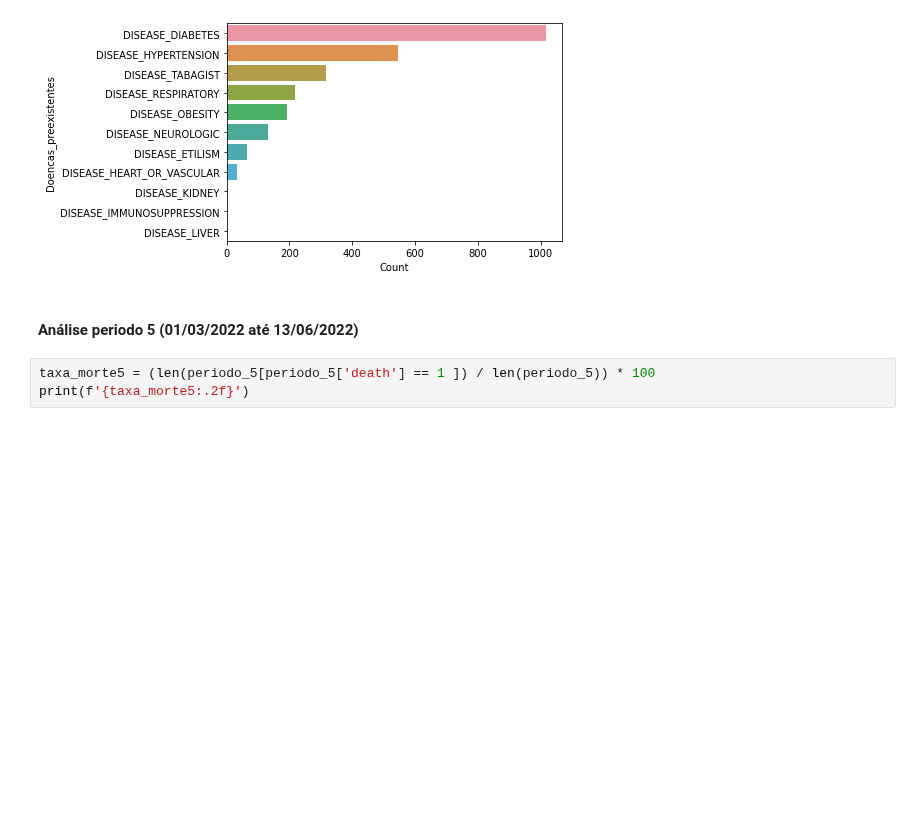
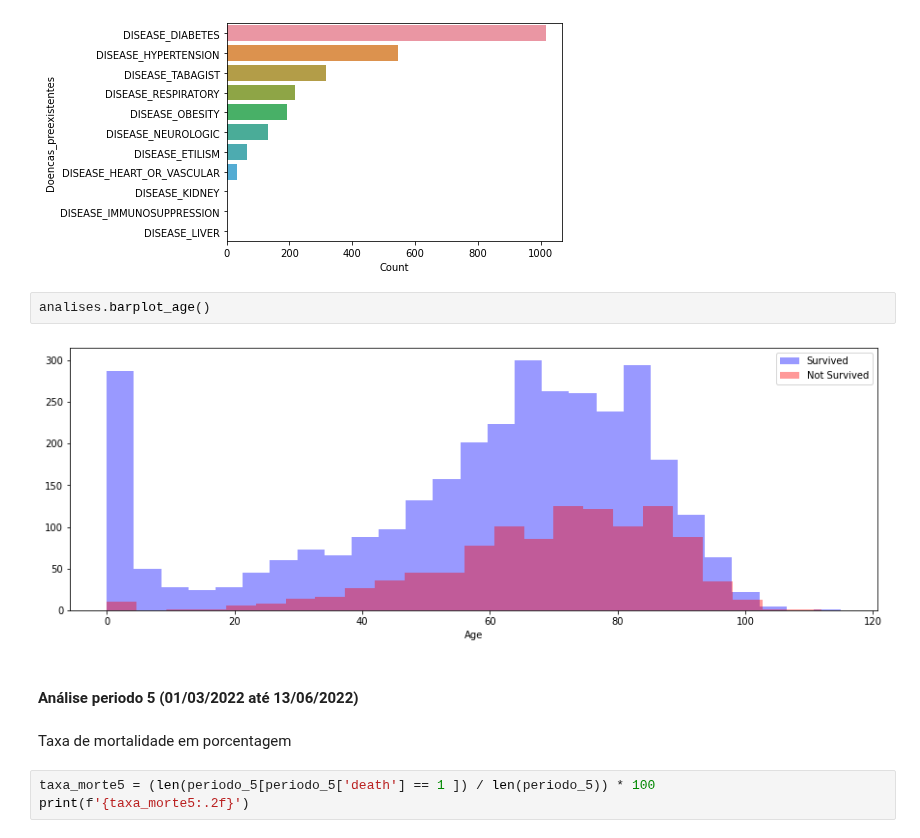
Before and after one commit to bielarnaud/Estudo_dados_de_covid, a Jupyter notebook: Codes/Casos_Graves.ipynb, the cells around one changed output. Drawn from its saved outputs; the diff is of its cells as text; blank space fills up the shorter version.

```diff
--- a/Codes/Casos_Graves.ipynb
+++ b/Codes/Casos_Graves.ipynb
@@ -368,8 +372,14 @@ analises.plot_data_doencas()
 # %% [output]
 Análises gráficas quantitativa das doenças
 [figure]
+# %%
+analises.barplot_age()
+# %% [output]
+[figure, added]
 # %% [markdown]
 #### Análise periodo 5 (01/03/2022 até 13/06/2022)
+# %% [markdown]
+Taxa de mortalidade em porcentagem
 # %%
 taxa_morte5 = (len(periodo_5[periodo_5['death'] == 1 ]) / len(periodo_5)) * 100
 print(f'{taxa_morte5:.2f}')
```
Also changed, not shown: parts of 3 cells of this notebook, 2 other files.
